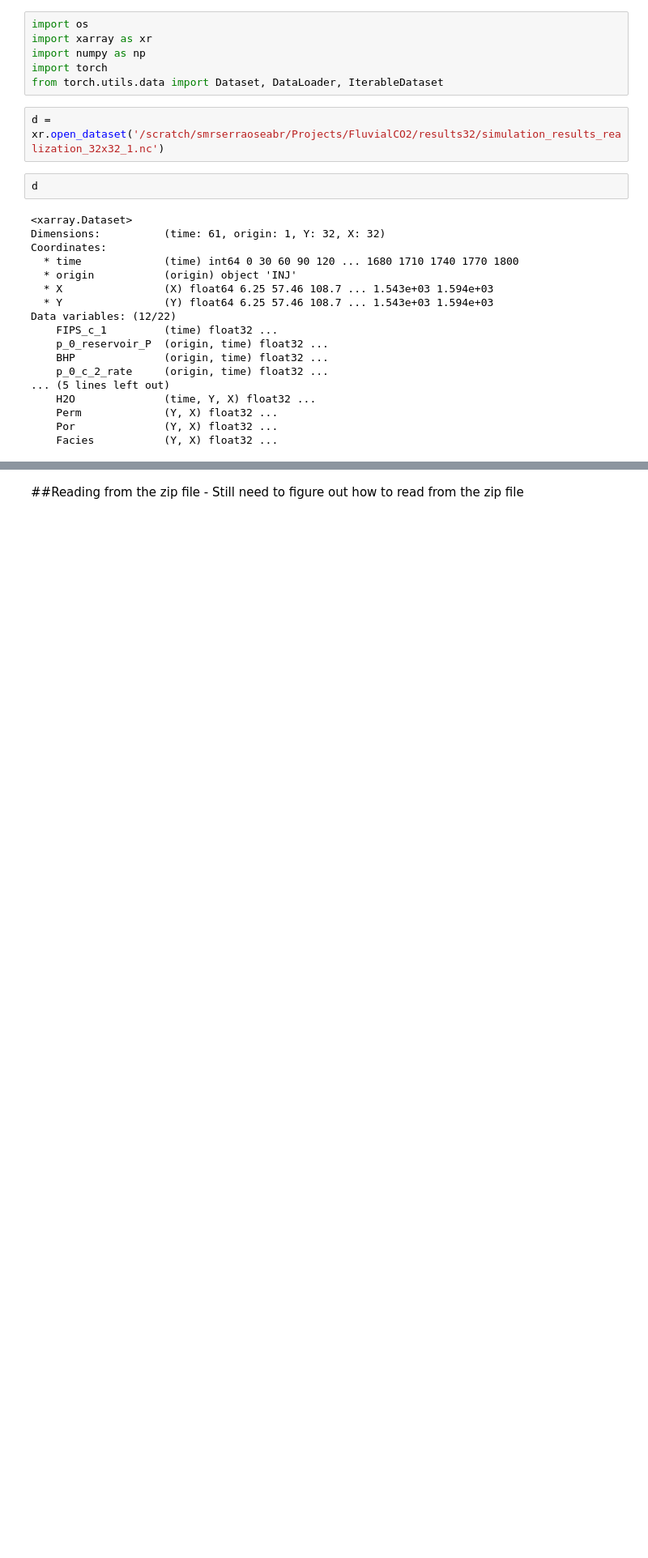
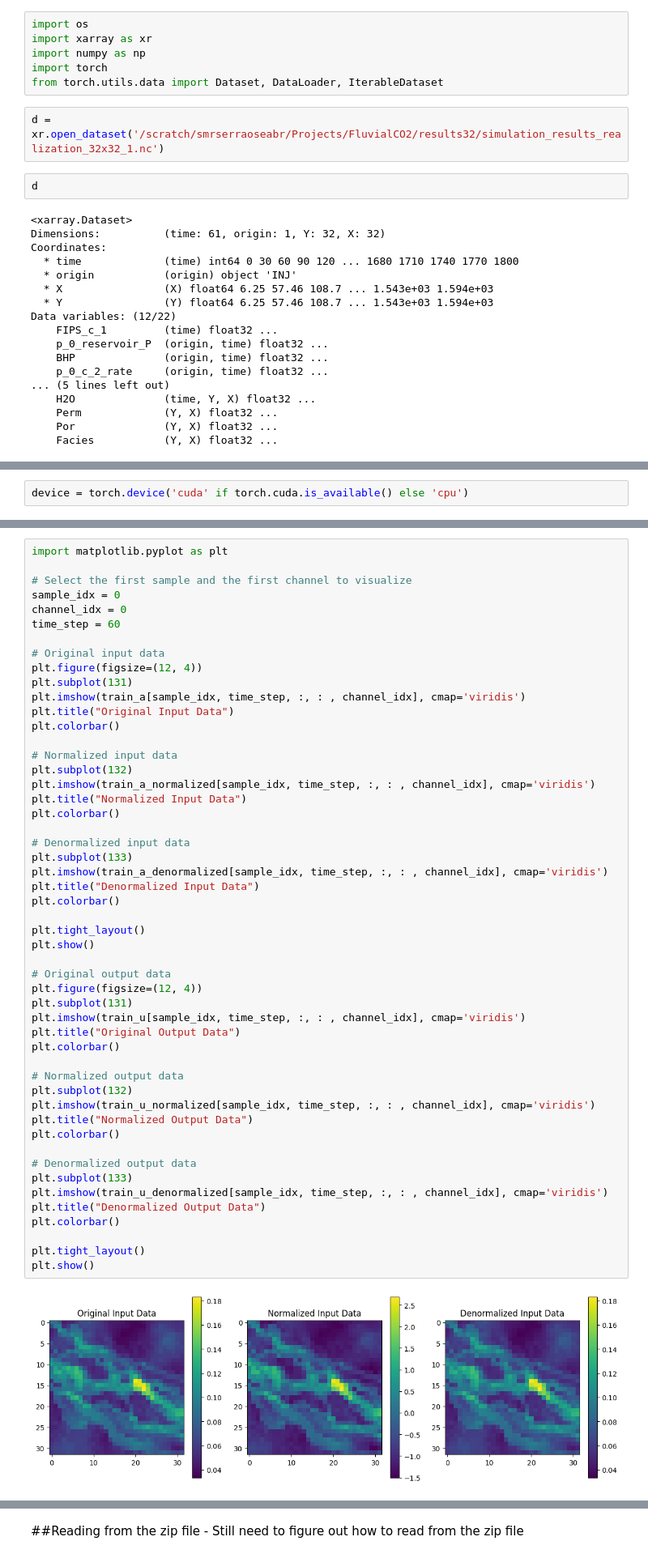
Before and after one commit to gabrielserrao/NO-DA, a Jupyter notebook: DataHandling.ipynb, the cells around one changed output, grey strips where cells are left out. Shown at 81% size. Saved outputs shown, nothing was run; the diff lists cells and outputs as text; blank space fills up the shorter version.

Commit message:
Properly loading data and Normalizer tested

```diff
--- a/DataHandling.ipynb
+++ b/DataHandling.ipynb
@@ -101,0 +97,2 @@ Data variables: (12/25)
+# %%
+device = torch.device('cuda' if torch.cuda.is_available() else 'cpu')
@@ -173,0 +246,53 @@ Output data shape: torch.Size([25, 61, 32, 32, 1])
+# %%
+import matplotlib.pyplot as plt
+
+# Select the first sample and the first channel to visualize
+sample_idx = 0
+channel_idx = 0
+time_step = 60
+
+# Original input data
+plt.figure(figsize=(12, 4))
+plt.subplot(131)
+plt.imshow(train_a[sample_idx, time_step, :, : , channel_idx], cmap='viridis')
+plt.title("Original Input Data")
+plt.colorbar()
+
+# Normalized input data
+plt.subplot(132)
+plt.imshow(train_a_normalized[sample_idx, time_step, :, : , channel_idx], cmap='viridis')
+plt.title("Normalized Input Data")
+plt.colorbar()
+
+# Denormalized input data
+plt.subplot(133)
+plt.imshow(train_a_denormalized[sample_idx, time_step, :, : , channel_idx], cmap='viridis')
+plt.title("Denormalized Input Data")
+plt.colorbar()
+
+plt.tight_layout()
+plt.show()
+
+# Original output data
+plt.figure(figsize=(12, 4))
+plt.subplot(131)
+plt.imshow(train_u[sample_idx, time_step, :, : , channel_idx], cmap='viridis')
+plt.title("Original Output Data")
+plt.colorbar()
+
+# Normalized output data
+plt.subplot(132)
+plt.imshow(train_u_normalized[sample_idx, time_step, :, : , channel_idx], cmap='viridis')
+plt.title("Normalized Output Data")
+plt.colorbar()
+
+# Denormalized output data
+plt.subplot(133)
+plt.imshow(train_u_denormalized[sample_idx, time_step, :, : , channel_idx], cmap='viridis')
+plt.title("Denormalized Output Data")
+plt.colorbar()
+
+plt.tight_layout()
+plt.show()
+# %% [output]
+[figure, added]
```
Also changed, not shown: parts of 10 cells of this notebook, 1 other file.
